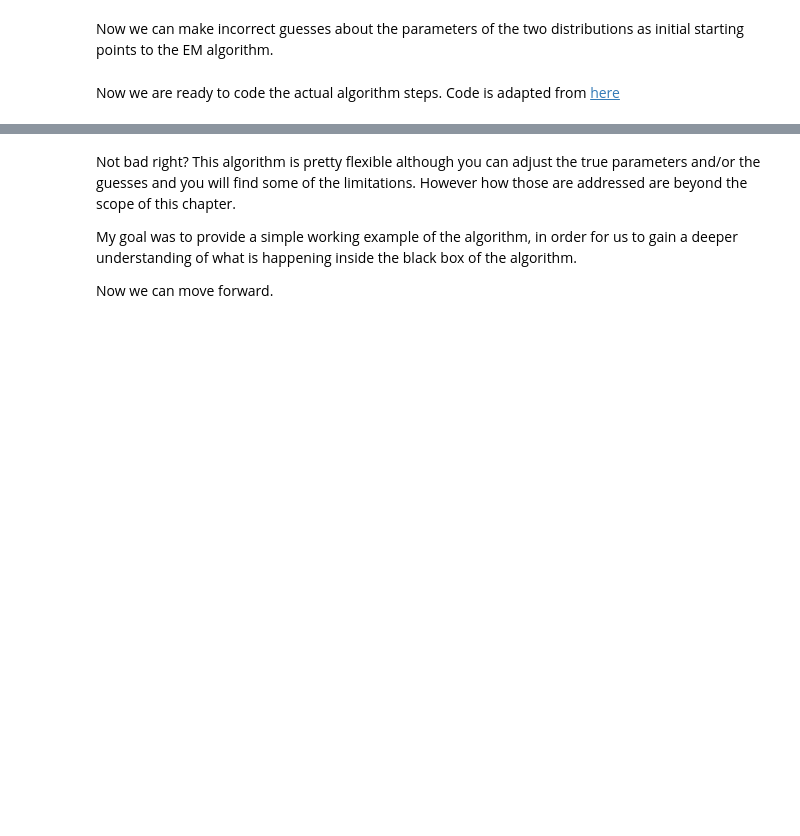
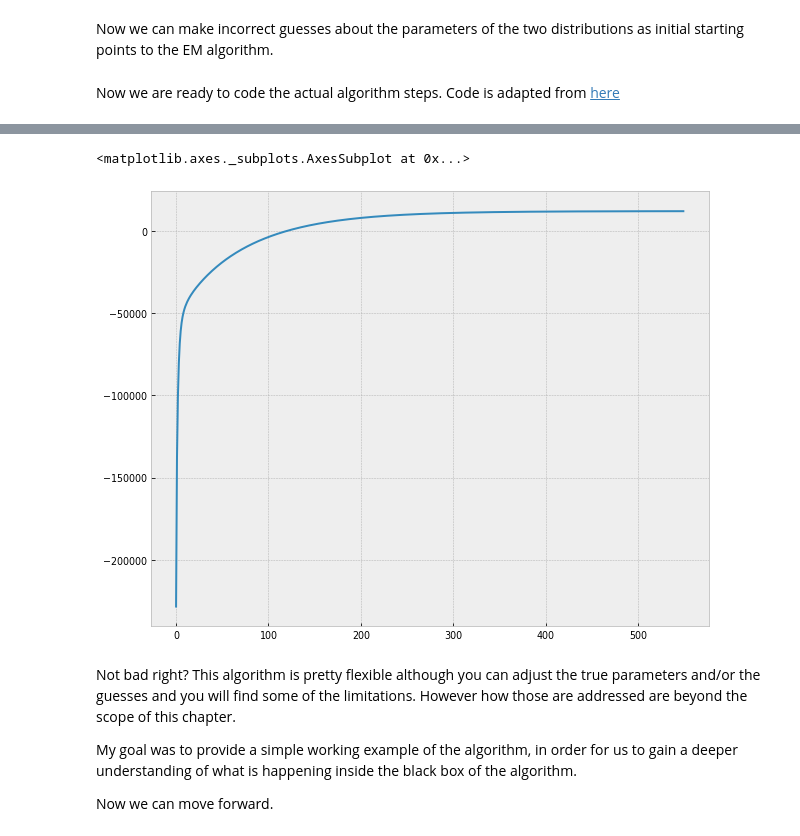
Before and after one commit to BlackArbsCEO/mixture_model_trading_public, a Jupyter notebook: notebooks/02. Gaussian Mixtures.ipynb, the cells around one changed output, grey strips where cells are left out. Cells and saved outputs as stored; diff of their text form; code cells hidden in the pictures; blank space fills up the shorter version.

```diff
--- a/notebooks/02. Gaussian Mixtures.ipynb
+++ b/notebooks/02. Gaussian Mixtures.ipynb
@@ -226,7 +226,10 @@ class N:
 
         assert(len(data.shape) == 1), "Expect 1D data!"
 
-        return - (data - self.mu) ** 2 / (2 * self.sigma ** 2) - np.log(self.sigma) - 0.5 * np.log(2 * np.pi)
+        # uncomment to confirm they produce same values
+        #log_pdf = stats.norm.logpdf(data, loc=self.mu, scale=self.sigma)
+        log_pdf = - (data - self.mu) ** 2 / (2 * self.sigma ** 2) - np.log(self.sigma) - 0.5 * np.log(2 * np.pi)
+        return log_pdf
 
     def estimate_parameters(self, data, weights):
         """fn: estimate parameters of normal distr. given data and weights"""
@@ -293,7 +296,7 @@ while True:
     resp /= np.sum(resp, axis=1)[:, np.newaxis]
 
     # compute log-likelihood
-    log_likelihood = np.sum(resp * log_density) # matrix multiplication?
+    log_likelihood = np.sum(resp @ log_density.T) # matrix multiplication
 
     # ---------------------------------------------------------
     # M-step
@@ -386,6 +389,11 @@ ll new: 208.063
 | stable regime | 0.039 | 0.146 | 0.664 | 0.050 | 0.15 | 0.65 |
 | risky regime | -0.018 | 0.288 | 0.336 | -0.025 | 0.30 | 0.35 |
 ... (10 outputs left out)
+# %%
+pd.Series(last_ll[::-1]).plot()
+# %% [output]
+<matplotlib.axes._subplots.AxesSubplot at 0x...>
+[figure, added]
 # %% [markdown]
 Not bad right? This algorithm is pretty flexible although you can adjust the true parameters and/or the guesses and you will find some of the limitations. However how those are addressed are beyond the scope of this chapter.
 
```
Also changed, not shown: parts of 5 cells of this notebook, 1 other file.
